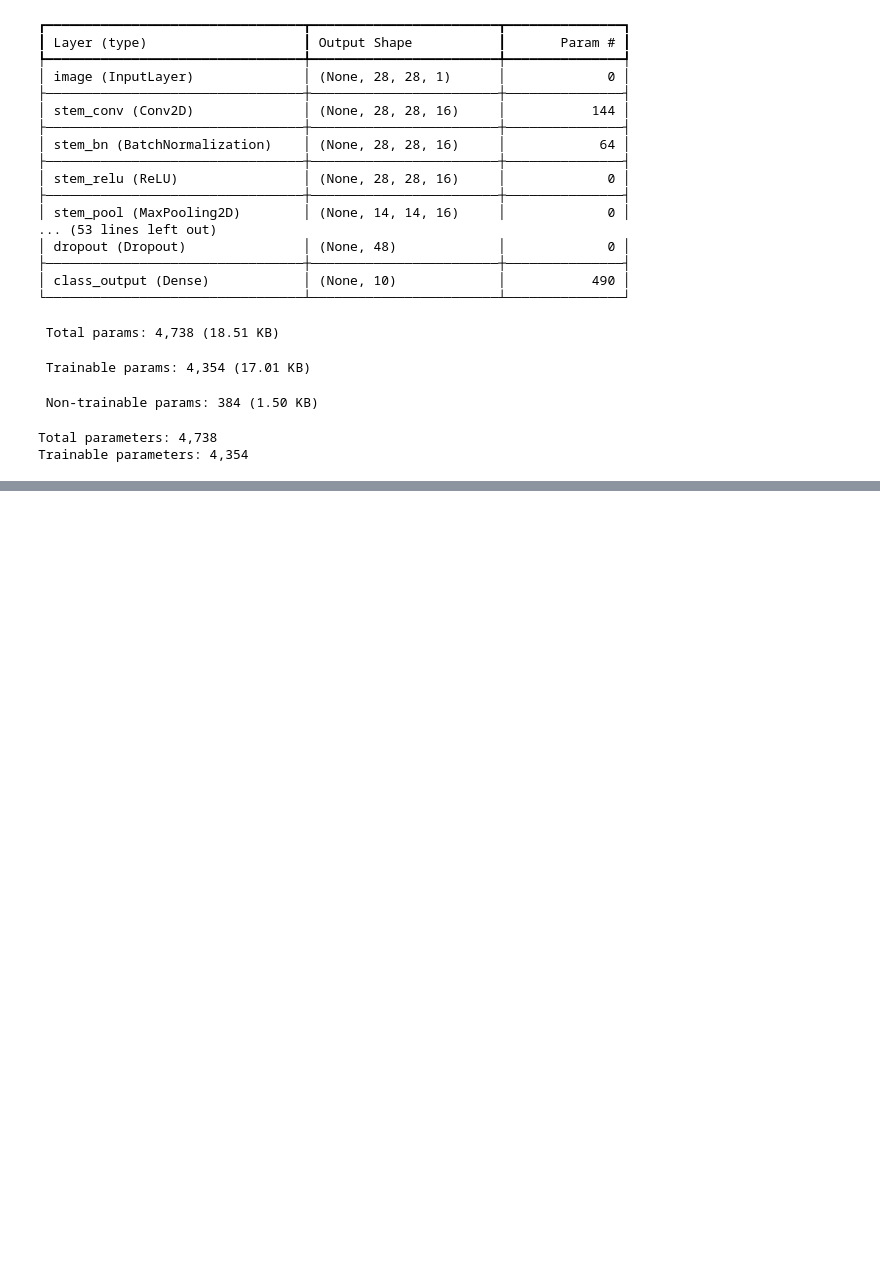
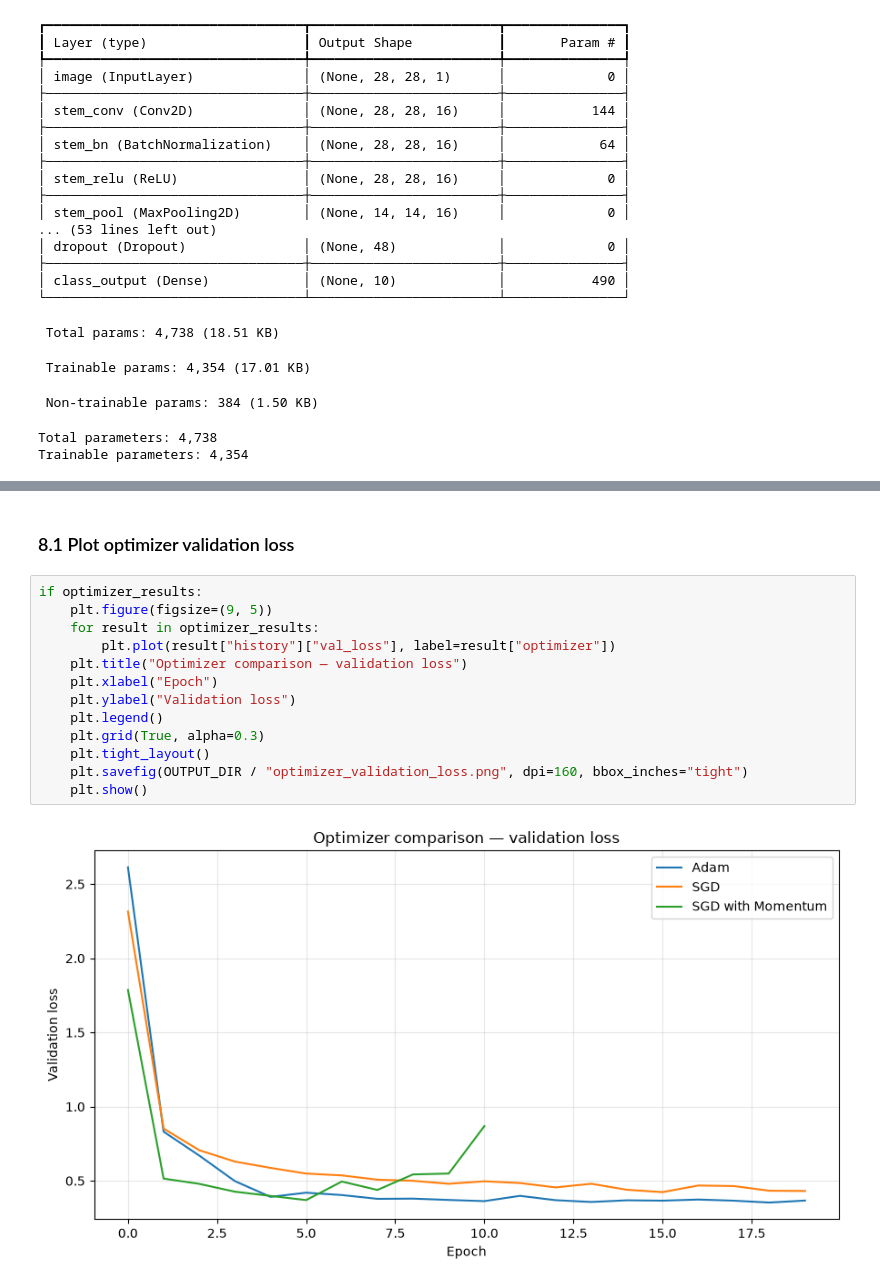
Before and after one commit to Saruka03/EN3150-CNN-Classification, a Jupyter notebook: notebooks/03_Model_B_Lightweight_CNN.ipynb, the cells around one changed output, grey strips where cells are left out. Saved outputs shown, nothing was run; the diff lists cells and outputs as text; blank space fills up the shorter version.

```diff
--- a/notebooks/03_Model_B_Lightweight_CNN.ipynb
+++ b/notebooks/03_Model_B_Lightweight_CNN.ipynb
@@ -258,0 +477,17 @@ Trainable parameters: 4,354
+# %% [markdown]
+### 8.1 Plot optimizer validation loss
+# %%
+if optimizer_results:
+    plt.figure(figsize=(9, 5))
+    for result in optimizer_results:
+        plt.plot(result["history"]["val_loss"], label=result["optimizer"])
+    plt.title("Optimizer comparison — validation loss")
+    plt.xlabel("Epoch")
+    plt.ylabel("Validation loss")
+    plt.legend()
+    plt.grid(True, alpha=0.3)
+    plt.tight_layout()
+    plt.savefig(OUTPUT_DIR / "optimizer_validation_loss.png", dpi=160, bbox_inches="tight")
+    plt.show()
+# %% [output]
+[figure, added]
```
Also changed, not shown: parts of 12 cells of this notebook, 1 other file.
